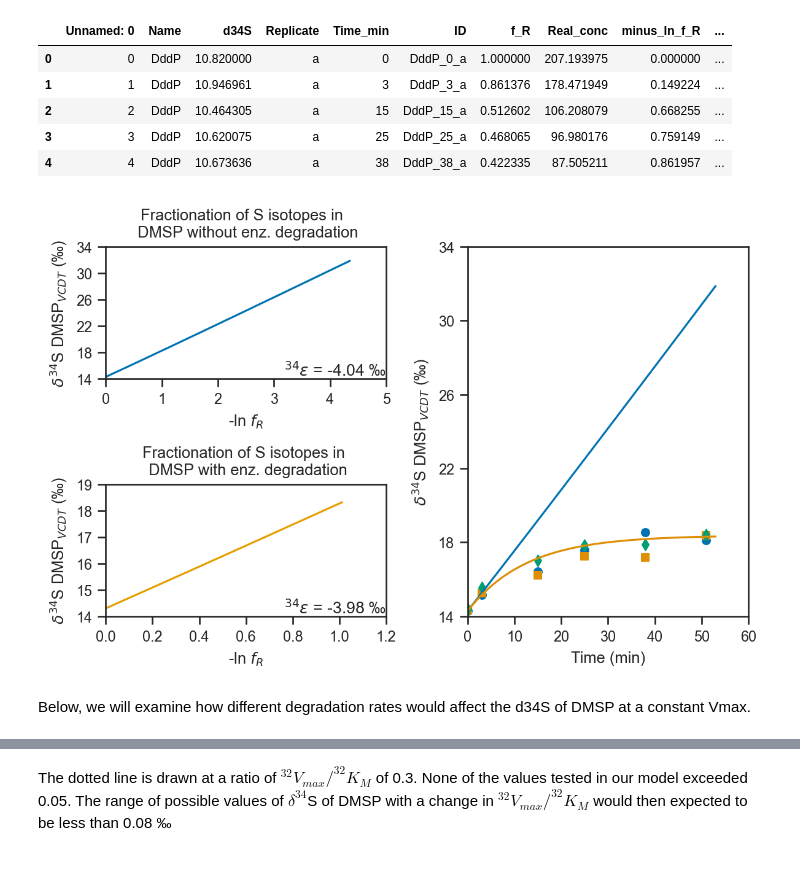
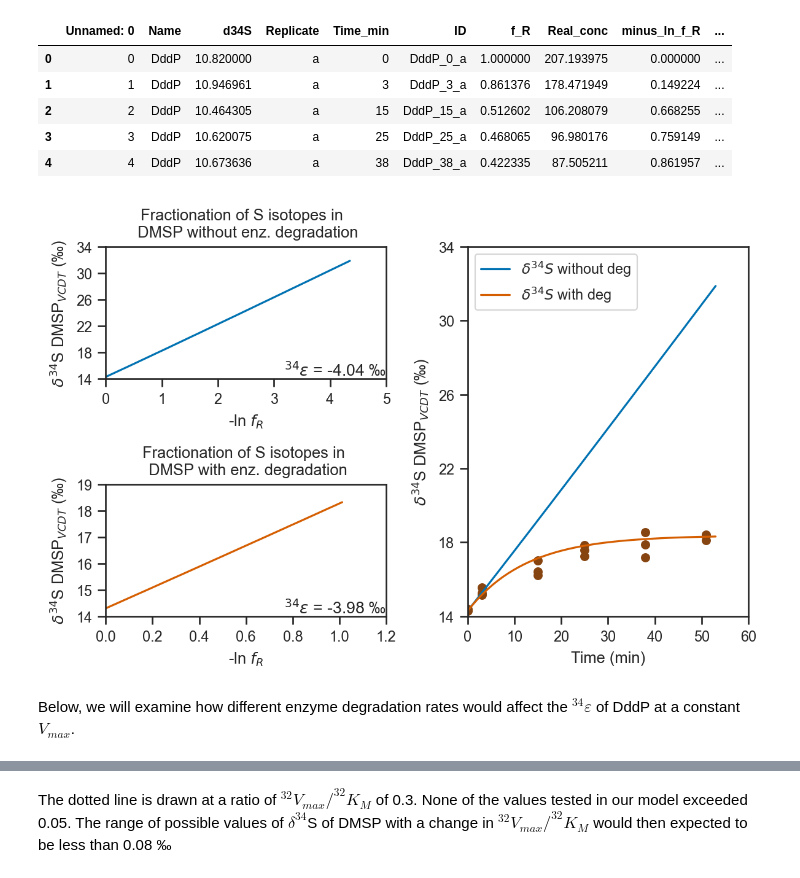
Before and after one commit to daniosro/DMSP, a Jupyter notebook: code/templates/Enzyme_degradation_modelling.ipynb, the cells around one changed output, grey strips where cells are left out. Cells and saved outputs as stored; diff of their text form; code cells hidden in the pictures.

```diff
--- a/code/templates/Enzyme_degradation_modelling.ipynb
+++ b/code/templates/Enzyme_degradation_modelling.ipynb
@@ -291,3 +298,14 @@ minusnatlog_f_r_k = -np.log(f_r_k)
 #Get the slope of the line in a plot of -ln (f_R) vs. the d34s of DMSP,
 #equivalent to the fractionation factor with loss of enzyme activity
 slope_k, _, _, _, _ = linregress(minusnatlog_f_r_k, d34s_k)
+# %%
+#Let's create a dataframe to store the variables from the inegration before that we
+# are interested in plotting
+df_DMSP = pd.DataFrame(list(zip(t, DMSP_34_k, DMSP_32_k, total_k,
+                               minusnatlog_f_r_k, d34s_k, DMSP_34_0, DMSP_32_0,
+                               total_0, minusnatlog_f_r_0, d34s_0)),
+               columns =['Time', '34DMSP_enz_deg', '32DMSP_enz_deg',
+                        'DMSP_total_enz_deg','-ln_fr_enz_deg', 'd34s_enz_deg',
+                         '34DMSP_no_enz_deg','32DMSP_no_enz_deg',
+                         'DMSP_total_no_enz_deg','-ln_fr_no_enz_deg','d34s_no_enz_deg'])
+df_DMSP.head()
@@ -377,7 +406,7 @@ fig.savefig("/Users/daniosro/git/DMSP/figures/enz_deg/modelling/change_in_dmsp_w
 We will now make the Rayleigh distillation plots ($\delta^{34}S$  vs. -ln of the fraction of DMSP remaining) for constant enzyme activity and loss of enzyme activity (left), and a plot of $\delta^{34}S$ vs. time (right) for both the modelling with and without enzyme activity, with the data with the data on top. Let's import the data for DddP.
 # %%
 # Import table with the raw data for DddP
-df_dddp = pd.read_csv('/Users/daniosro/git/DMSP/data/processed/enzymes/dddp_master.csv')
+df_dddp = pd.read_csv(f'{homedir}/data/processed/enzymes/dddp_master.csv')
 df_dddp.head()
 # %% [output]
 |  | Unnamed: 0 | Name | d34S | Replicate | Time_min | ID | f_R | Real_conc | minus_ln_f_R | ... |
@@ -396,10 +425,12 @@ ax2 = plt.subplot(223)
 ax3 = plt.subplot(122)
 
 #Assing plots to axes
-ax1.plot(minusnatlog_f_r_0, d34s_0)
-ax2.plot(minusnatlog_f_r_k, d34s_k, color='#E69F00')
-ax3.plot(t, d34s_0)
-ax3.plot(t, d34s_k)
+ax1.plot(df_DMSP['-ln_fr_no_enz_deg'], df_DMSP['d34s_no_enz_deg'], color ='#0072B2')
+ax2.plot(df_DMSP['-ln_fr_enz_deg'], df_DMSP['d34s_enz_deg'], color='#D55E00')
+ax3.plot(df_DMSP['Time'], df_DMSP['d34s_no_enz_deg'],
+label ='$\delta^{34}{S}$ without deg', color ='#0072B2')
+ax3.plot(df_DMSP['Time'], df_DMSP['d34s_enz_deg'],
+label='$\delta^{34}{S}$ with deg', color ='#D55E00')
 
 #Add axes labels and legends to the first plot
 ax1.set_ylabel ('$\delta ^{34}$S DMSP$_{VCDT}$ (‰)')
@@ -422,42 +453,40 @@ ax2.set_ylim (14,19)
 ax2.set_title('Fractionation of S isotopes in \n DMSP with enz. degradation')
 ax2.set_xticks([0,0.2,0.4,0.6,0.8,1,1.2])
 ax2.set_xlim(0,1.2)
 ax2.set_yticks(range(14,20,1))
 ax2.set_ylim(14,19)
 #Add epsilon
 ax2.text(1, 0, '$^{34}$$\epsilon$ = %s ‰' %(-slope_k.round(2)), transform=ax2.transAxes,
     verticalalignment='bottom', horizontalalignment='right', fontsize=10)
 
 #Add axes labels and legends
 ax3.set_xlabel ('Time (min)')
 ax3.set_ylabel ('$\delta ^{34}$S DMSP$_{VCDT}$ (‰)')
 ax3.set_xlim (0,60)
 ax3.set_yticks(range(14,35,4))
 ax3.set_ylim (14,34)
 ax3.yaxis.set_major_formatter(FormatStrFormatter('%.0f'))
 
-#ax3.legend(['$\delta^{34}{S}$ without deg','$\delta^{34}{S}$ with deg'])
-
-
 #Plot the DddP data on top
 # Group by replicate
 df_group = df_dddp.groupby(['Replicate'])
 # Define colors
-colors = sns.color_palette('colorblind', n_colors=len(df_group))
-# Define markers
-markers = ['o', 's', 'd']
 
 # Loop through replicates
 for i, (group, data) in enumerate(df_group):
 
 #Plot experimental data
-    ax3.scatter(data.Time_min, data.d34S_approx_DMSP, color=colors[i], marker=markers[i], label = group)
+    ax3.scatter(data.Time_min, data.d34S_approx_DMSP, color = '#864410')
 
+#Show legend
+ax3.legend()
 #Adjust figure dimensions and save figure
 plt.tight_layout(pad=0.4, w_pad=1, h_pad=1)
-fig.savefig("/Users/daniosro/git/DMSP/figures/enz_deg/modelling/fit_d34s_enz_deg.pdf", bbox_inches='tight')
+
+#Save figure
+fig.savefig(f'{homedir}/figures/enz_deg/modelling/fit_d34s_enz_deg.pdf', bbox_inches='tight')
 # %% [output]
-[figure, old version]
+[figure, new version]
 # %% [markdown]
-Below, we will examine how different degradation rates would affect the d34S of DMSP at a constant Vmax.
+Below, we will examine how different enzyme degradation rates would affect the $^{34}\varepsilon$ of DddP at a constant $V_{max}$.
 # %%
```
Also changed, not shown: parts of 17 cells of this notebook, 43 other files.
